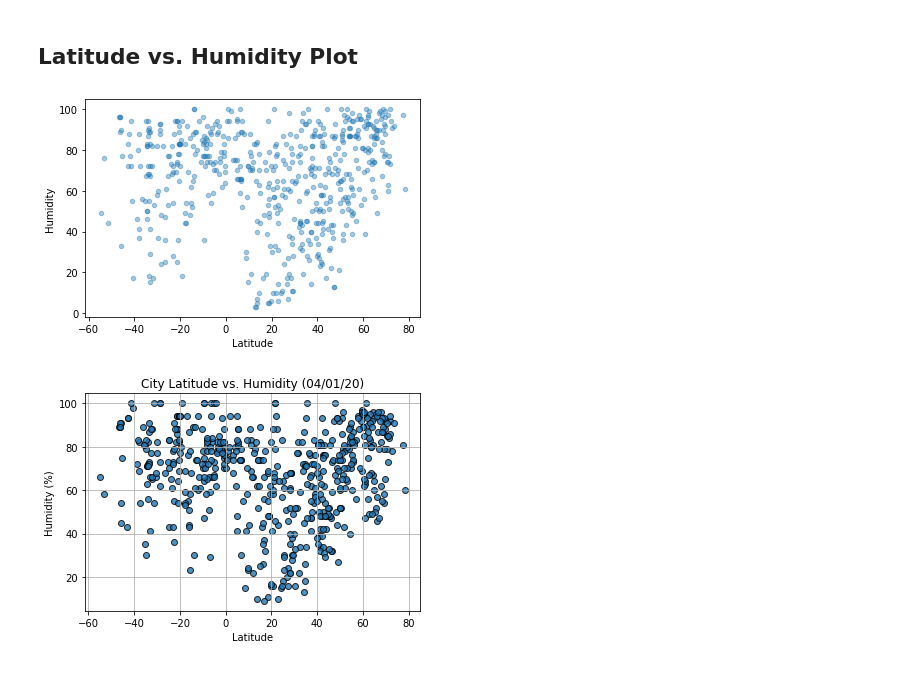
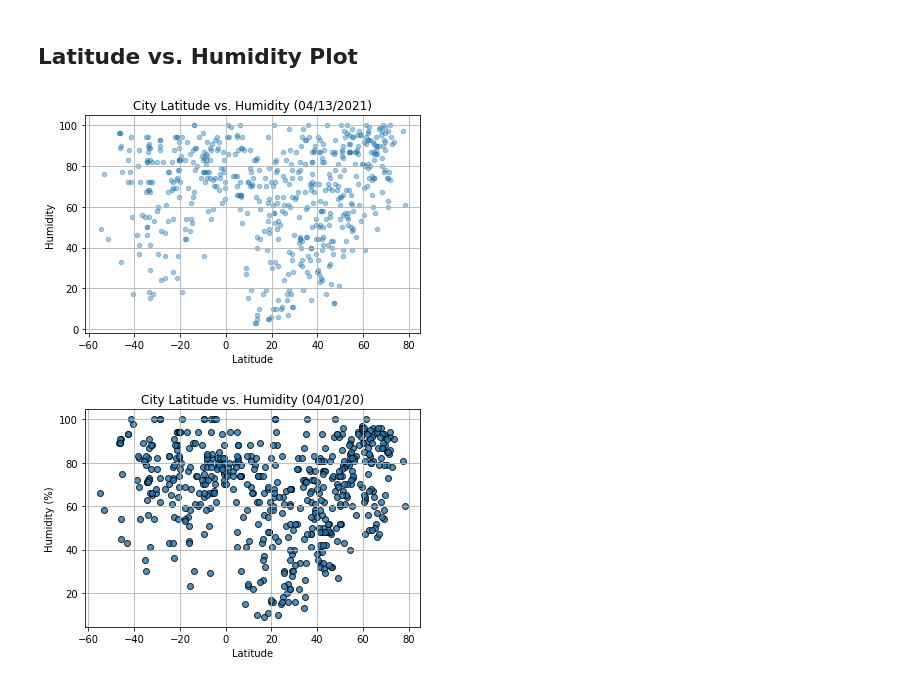
Before and after one commit to Trumane12311/python-api-challenge, a Jupyter notebook: starter_code/WeatherPy.ipynb, the cells around one changed output. Saved outputs shown, nothing was run; the diff lists cells and outputs as text; code cells hidden in the pictures.

```diff
--- a/starter_code/WeatherPy.ipynb
+++ b/starter_code/WeatherPy.ipynb
@@ -243,9 +246,11 @@ plt.show()
 ## Latitude vs. Humidity Plot
 # %%
 weather_df.plot(kind="scatter", x="Latitude", y="Humidity", alpha=0.4)
+plt.title("City Latitude vs. Humidity (04/13/2021)")
+plt.grid()
 plt.show()
 # %% [output]
-[figure, old version]
+[figure, new version]
 # %%
 # %% [output]
 [figure]
```
Also changed, not shown: parts of 3 cells of this notebook.
